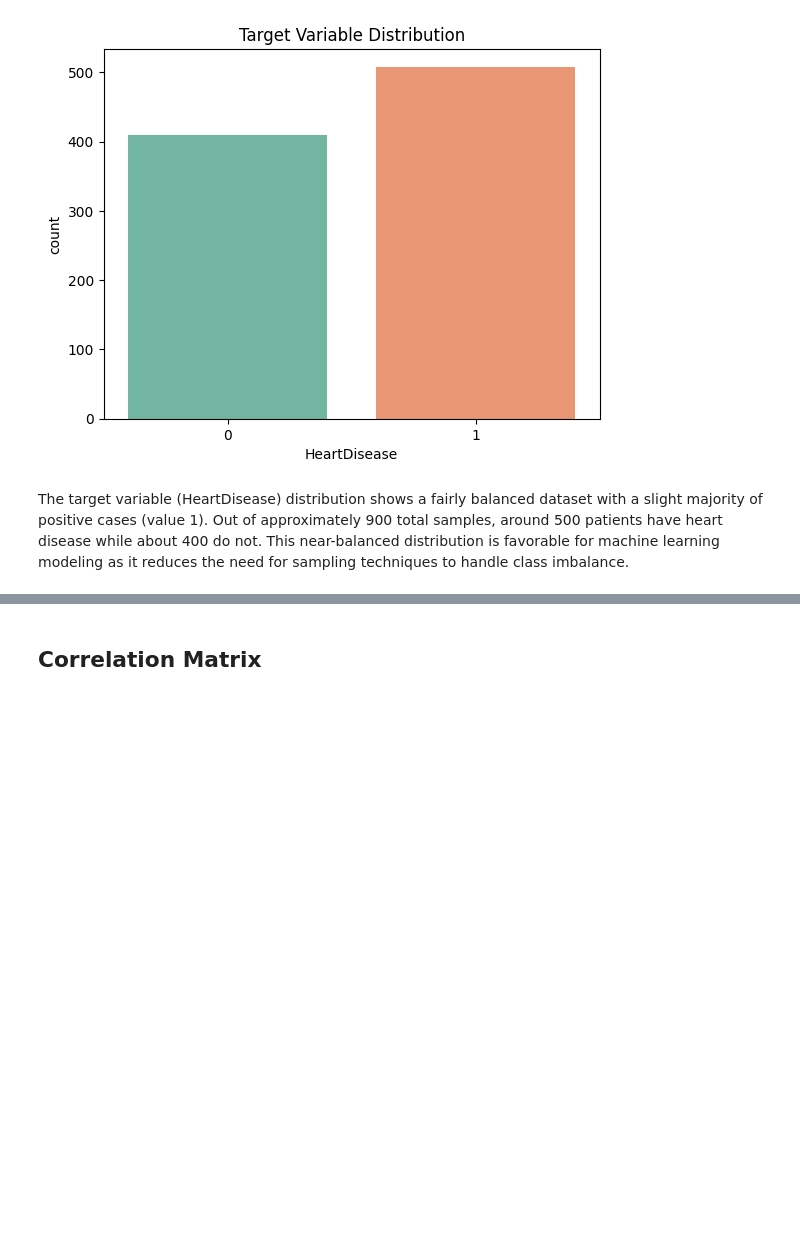
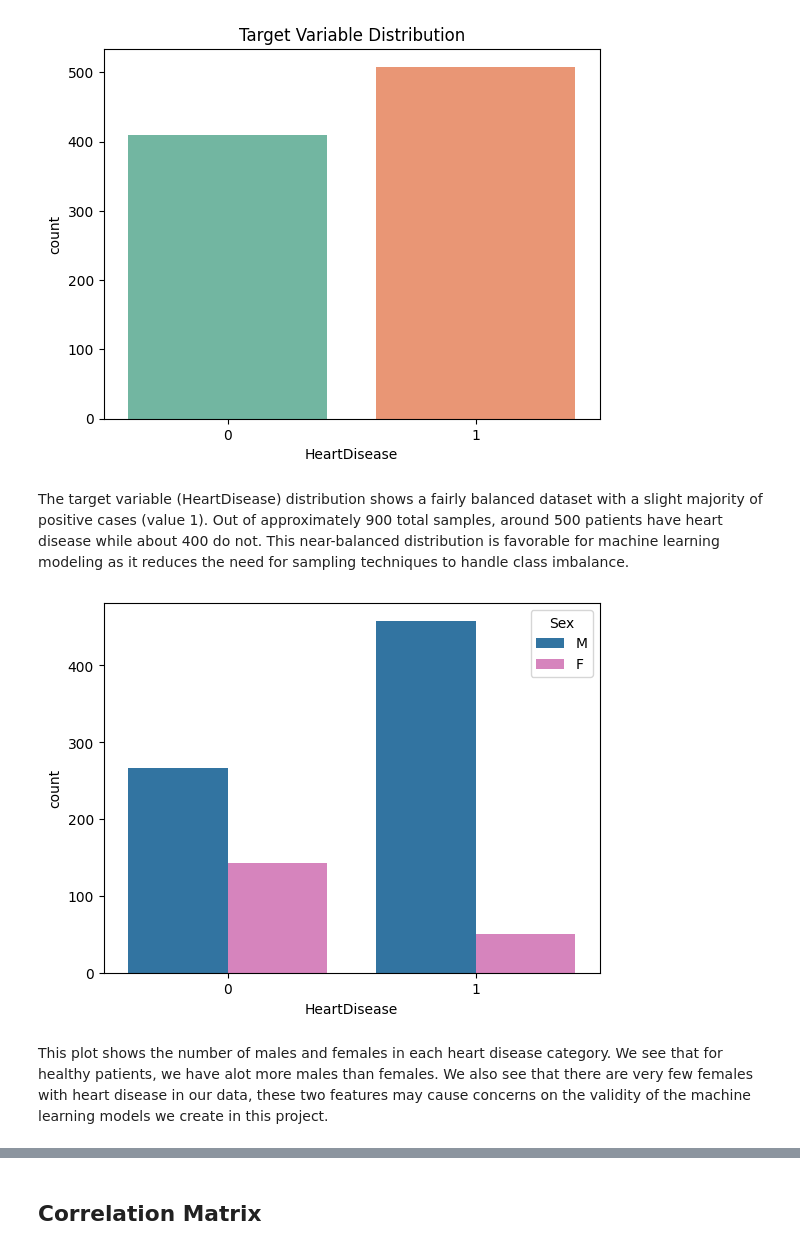
Before and after one commit to BhargavKumarNath/Heart_Failure_Prediction, a Jupyter notebook: Group_project.ipynb, the cells around one changed output, grey strips where cells are left out. Cells and saved outputs as stored; diff of their text form; code cells hidden in the pictures; blank space fills up the shorter version.

```diff
--- a/Group_project.ipynb
+++ b/Group_project.ipynb
@@ -300,3 +302,12 @@ plt.show()
 [figure]
 # %% [markdown]
 The target variable (HeartDisease) distribution shows a fairly balanced dataset with a slight majority of positive cases (value 1). Out of approximately 900 total samples, around 500 patients have heart disease while about 400 do not. This near-balanced distribution is favorable for machine learning modeling as it reduces the need for sampling techniques to handle class imbalance.
+# %%
+s = sns.color_palette("tab10")
+
+sns.countplot(data=df,hue="Sex",x="HeartDisease",palette=[s[0],s[6]])
+plt.show()
+# %% [output]
+[figure, added]
+# %% [markdown]
+This plot shows the number of males and females in each heart disease category. We see that for healthy patients, we have alot more males than females. We also see that there are very few females with heart disease in our data, these two features may cause concerns on the validity of the machine learning models we create in this project.
```
Also changed, not shown: parts of 74 cells of this notebook.
